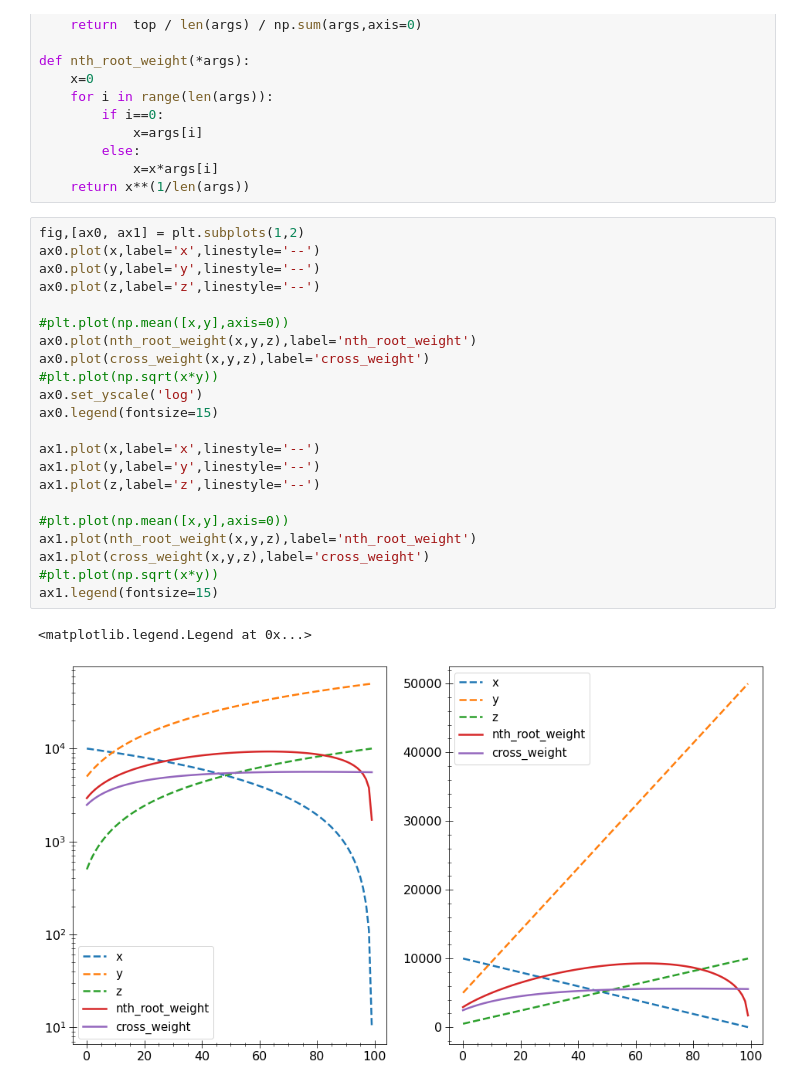
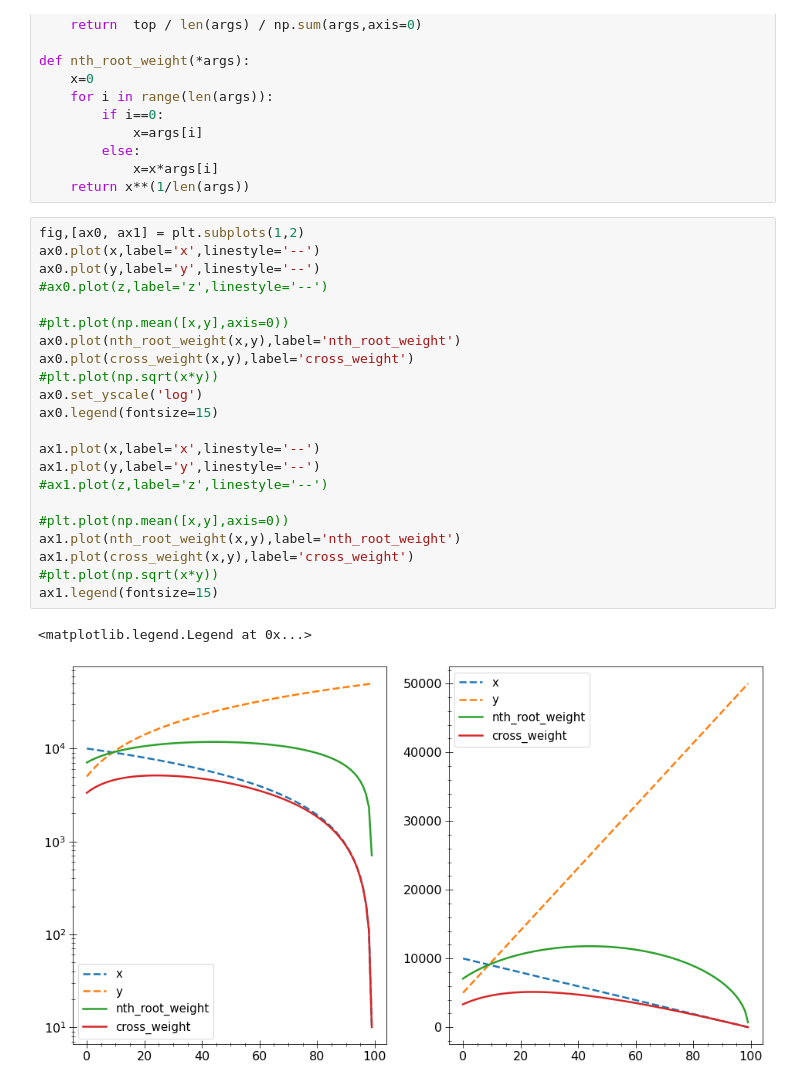
Before and after one commit to BenniSchmiedel/ZOEE, a Jupyter notebook: Optimization_Tests.ipynb, the cells around one changed output. Cells and saved outputs as stored; diff of their text form.

```diff
--- a/Optimization_Tests.ipynb
+++ b/Optimization_Tests.ipynb
@@ -203,25 +203,25 @@ def nth_root_weight(*args):
 # %%
 fig,[ax0, ax1] = plt.subplots(1,2)
 ax0.plot(x,label='x',linestyle='--')
 ax0.plot(y,label='y',linestyle='--')
-ax0.plot(z,label='z',linestyle='--')
+#ax0.plot(z,label='z',linestyle='--')
 
 #plt.plot(np.mean([x,y],axis=0))
-ax0.plot(nth_root_weight(x,y,z),label='nth_root_weight')
-ax0.plot(cross_weight(x,y,z),label='cross_weight')
+ax0.plot(nth_root_weight(x,y),label='nth_root_weight')
+ax0.plot(cross_weight(x,y),label='cross_weight')
 #plt.plot(np.sqrt(x*y))
 ax0.set_yscale('log')
 ax0.legend(fontsize=15)
 
 ax1.plot(x,label='x',linestyle='--')
 ax1.plot(y,label='y',linestyle='--')
-ax1.plot(z,label='z',linestyle='--')
+#ax1.plot(z,label='z',linestyle='--')
 
 #plt.plot(np.mean([x,y],axis=0))
-ax1.plot(nth_root_weight(x,y,z),label='nth_root_weight')
-ax1.plot(cross_weight(x,y,z),label='cross_weight')
+ax1.plot(nth_root_weight(x,y),label='nth_root_weight')
+ax1.plot(cross_weight(x,y),label='cross_weight')
 #plt.plot(np.sqrt(x*y))
 ax1.legend(fontsize=15)
 # %% [output]
 <matplotlib.legend.Legend at 0x...>
-[figure, old version]
+[figure, new version]
```
Also changed, not shown: 9 other files.
